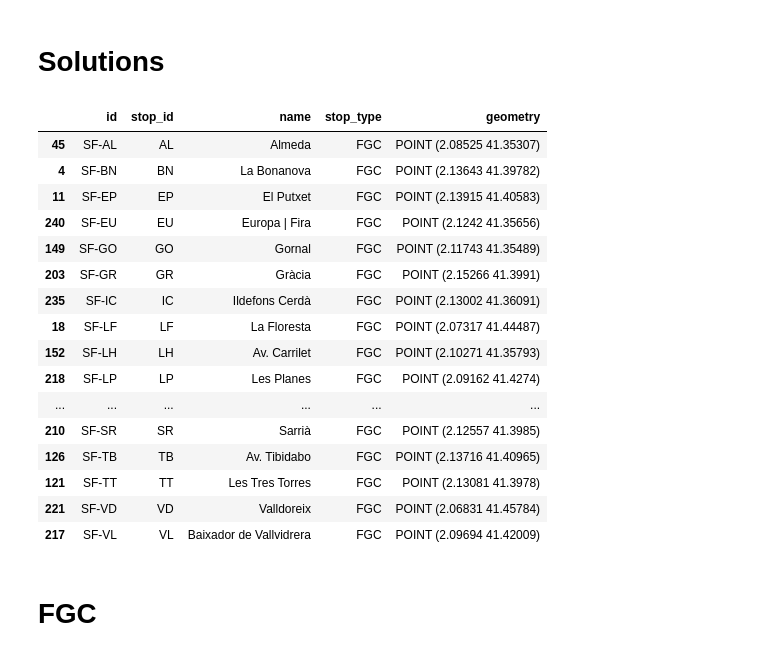
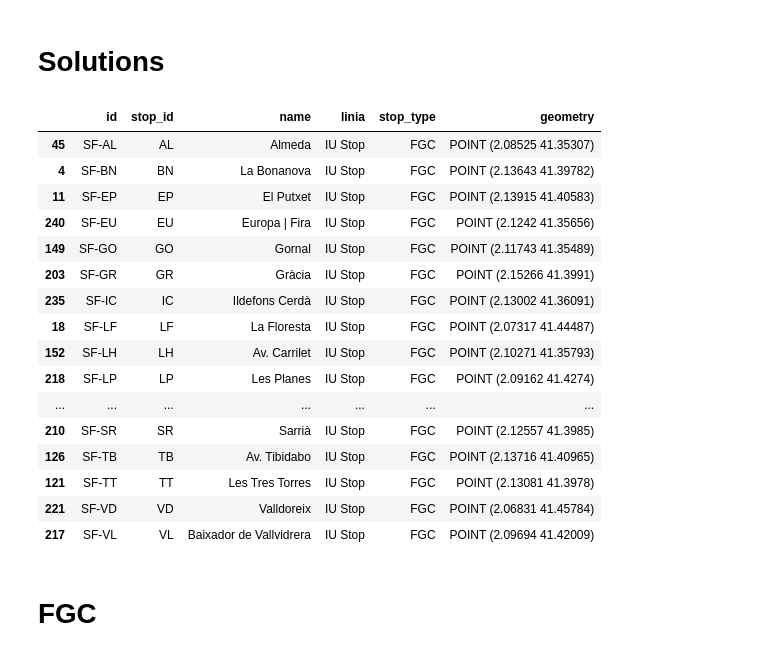
Before and after one commit to bmantepe/stop-location, a Jupyter notebook: 04-FGC-Nodes.ipynb, the cells around one changed output. Saved outputs shown, nothing was run; the diff lists cells and outputs as text; code cells hidden in the pictures.

Commit message:
close stops edges start

```diff
--- a/04-FGC-Nodes.ipynb
+++ b/04-FGC-Nodes.ipynb
@@ -82,30 +82,31 @@ geo_df_fgc_stops
 # %%
 solutions = geo_df_fgc_stops.copy()
 # already_in_metro = ['Catalunya', 'Diagonal', 'Espanya','Av. Carrilet','Europa | Fira']
 # solutions = solutions[~solutions['stop_name'].isin(already_in_metro)]
 solutions.insert(2, 'stop_type', 'FGC')
 solutions.rename(columns={'stop_name': 'name'}, inplace=True)
 solutions['id'] = 'SF' + '-' + solutions['stop_id'].astype(str)
-solutions = solutions[['id', 'stop_id', 'name', 'stop_type', 'geometry']]
+solutions['linia'] = 'IU Stop'
+solutions = solutions[['id', 'stop_id', 'name', 'linia', 'stop_type', 'geometry']]
 solutions
 # %% [output]
-|  | id | stop_id | name | stop_type | geometry |
-| 45 | SF-AL | AL | Almeda | FGC | POINT (2.08525 41.35307) |
-| 4 | SF-BN | BN | La Bonanova | FGC | POINT (2.13643 41.39782) |
-| 11 | SF-EP | EP | El Putxet | FGC | POINT (2.13915 41.40583) |
-| 240 | SF-EU | EU | Europa | Fira | FGC | POINT (2.1242 41.35656) |
-| 149 | SF-GO | GO | Gornal | FGC | POINT (2.11743 41.35489) |
-| 203 | SF-GR | GR | Gràcia | FGC | POINT (2.15266 41.3991) |
-| 235 | SF-IC | IC | Ildefons Cerdà | FGC | POINT (2.13002 41.36091) |
-| 18 | SF-LF | LF | La Floresta | FGC | POINT (2.07317 41.44487) |
-| 152 | SF-LH | LH | Av. Carrilet | FGC | POINT (2.10271 41.35793) |
-| 218 | SF-LP | LP | Les Planes | FGC | POINT (2.09162 41.4274) |
-| ... | ... | ... | ... | ... | ... |
-| 210 | SF-SR | SR | Sarrià | FGC | POINT (2.12557 41.3985) |
-| 126 | SF-TB | TB | Av. Tibidabo | FGC | POINT (2.13716 41.40965) |
-| 121 | SF-TT | TT | Les Tres Torres | FGC | POINT (2.13081 41.3978) |
-| 221 | SF-VD | VD | Valldoreix | FGC | POINT (2.06831 41.45784) |
-| 217 | SF-VL | VL | Baixador de Vallvidrera | FGC | POINT (2.09694 41.42009) |
+|  | id | stop_id | name | linia | stop_type | geometry |
+| 45 | SF-AL | AL | Almeda | IU Stop | FGC | POINT (2.08525 41.35307) |
+| 4 | SF-BN | BN | La Bonanova | IU Stop | FGC | POINT (2.13643 41.39782) |
+| 11 | SF-EP | EP | El Putxet | IU Stop | FGC | POINT (2.13915 41.40583) |
+| 240 | SF-EU | EU | Europa | Fira | IU Stop | FGC | POINT (2.1242 41.35656) |
+| 149 | SF-GO | GO | Gornal | IU Stop | FGC | POINT (2.11743 41.35489) |
+| 203 | SF-GR | GR | Gràcia | IU Stop | FGC | POINT (2.15266 41.3991) |
+| 235 | SF-IC | IC | Ildefons Cerdà | IU Stop | FGC | POINT (2.13002 41.36091) |
+| 18 | SF-LF | LF | La Floresta | IU Stop | FGC | POINT (2.07317 41.44487) |
+| 152 | SF-LH | LH | Av. Carrilet | IU Stop | FGC | POINT (2.10271 41.35793) |
+| 218 | SF-LP | LP | Les Planes | IU Stop | FGC | POINT (2.09162 41.4274) |
+| ... | ... | ... | ... | ... | ... | ... |
+| 210 | SF-SR | SR | Sarrià | IU Stop | FGC | POINT (2.12557 41.3985) |
+| 126 | SF-TB | TB | Av. Tibidabo | IU Stop | FGC | POINT (2.13716 41.40965) |
+| 121 | SF-TT | TT | Les Tres Torres | IU Stop | FGC | POINT (2.13081 41.3978) |
+| 221 | SF-VD | VD | Valldoreix | IU Stop | FGC | POINT (2.06831 41.45784) |
+| 217 | SF-VL | VL | Baixador de Vallvidrera | IU Stop | FGC | POINT (2.09694 41.42009) |
 # %%
 solutions.to_csv('Nodes/FGC-Sol.csv', index=False)
 # %% [markdown]
```
Also changed, not shown: 14 other files.
